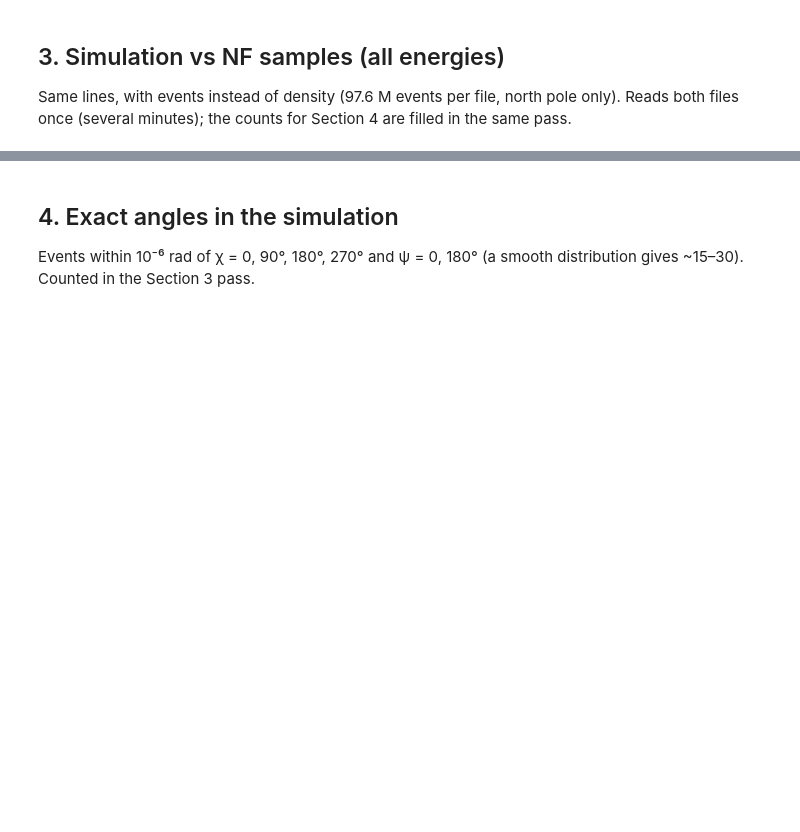
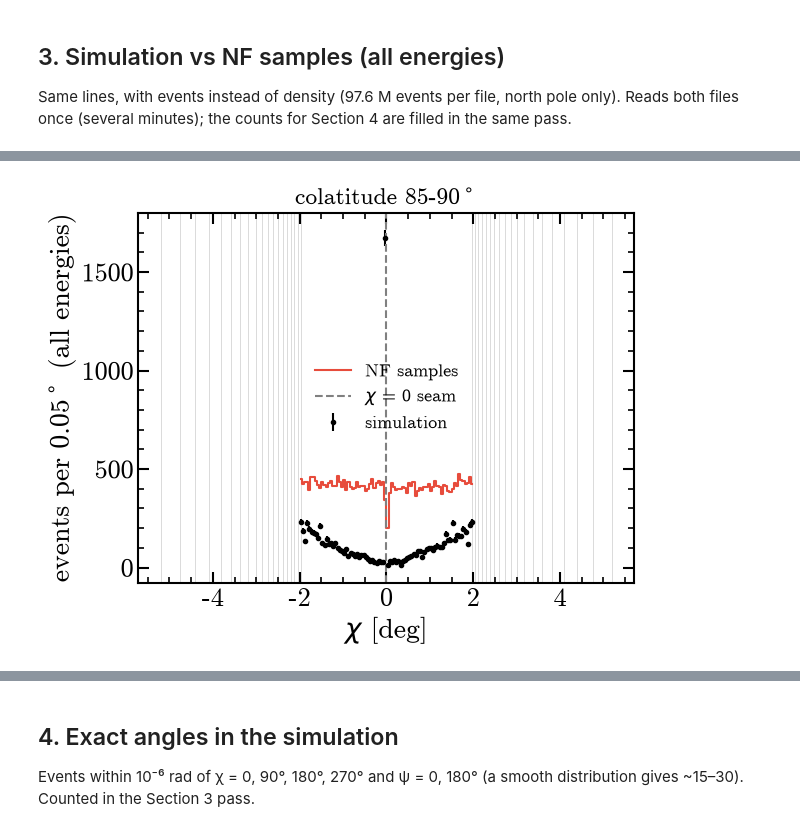
Before and after one commit to mquezada13/cosipy-background-nf, a Jupyter notebook: notebooks/08b_nf_density_pole_and_simulation.ipynb, the cells around one changed output, grey strips where cells are left out. Cells and saved outputs as stored; diff of their text form; code cells hidden in the pictures; blank space fills up the shorter version.

```diff
--- a/notebooks/08b_nf_density_pole_and_simulation.ipynb
+++ b/notebooks/08b_nf_density_pole_and_simulation.ipynb
@@ -119,4 +134,10 @@ plt.errorbar(seam_centres, acc["sim"]["seam"], yerr=np.sqrt(acc["sim"]["seam"]),
 plt.step(seam_centres, acc["nf"]["seam"], where="mid", color=COLORS["nf_samples"], label="NF samples")
 plt.axvline(0, color=COLORS["ref"], ls="--", label=r"$\chi$ = 0 seam")
 plt.xlabel(r"$\chi$ [deg]"); plt.ylabel(r"events per 0.05$^\circ$ (all energies)")
-plt.title(r"colatitude 85-90$^\circ$"); plt.legend(); plt.show()
+plt.title(r"colatitude 85-90$^\circ$"); plt.legend();
+# Predicted strip-grid angles chi = +-atan(1/m) [deg], to compare with the upper branch
+for m in range(11, 30):
+    a = np.rad2deg(np.arctan(1 / m))
+    plt.axvline(a, color="0.8", lw=0.5, zorder=0)
+    plt.axvline(-a, color="0.8", lw=0.5, zorder=0)
+# %% [output]
@@ -123,3 +145,4 @@ plt.title(r"colatitude 85-90$^\circ$"); plt.legend(); plt.show()
+[figure, added]
 # %%
 # chi around the ring near the north pole: is the peak at chi ~ 0 (Section 2) also in the simulation?
 ring_centres = 0.5 * (ring_edges[:-1] + ring_edges[1:])
```
Also changed, not shown: parts of 9 cells of this notebook, 3 other files.
